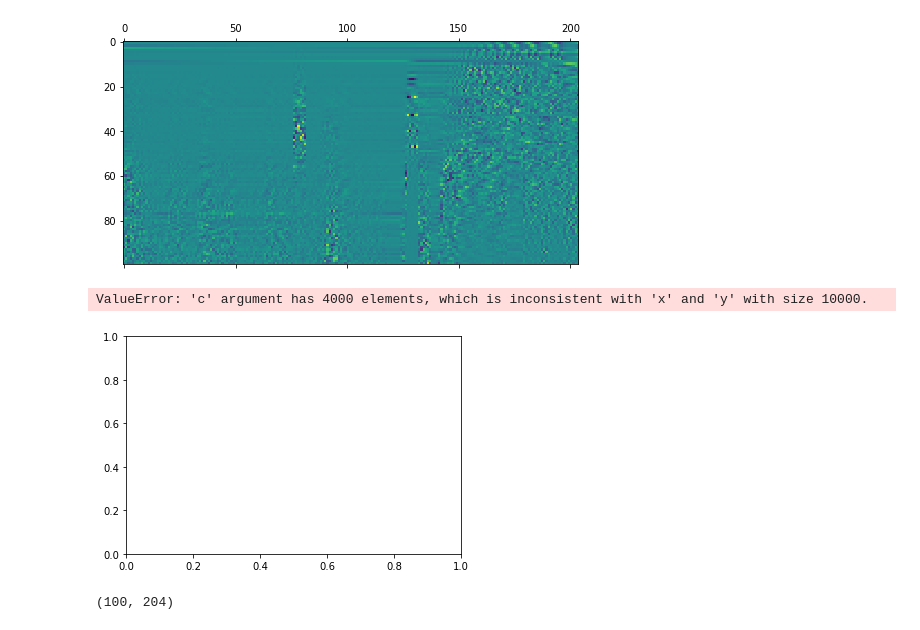
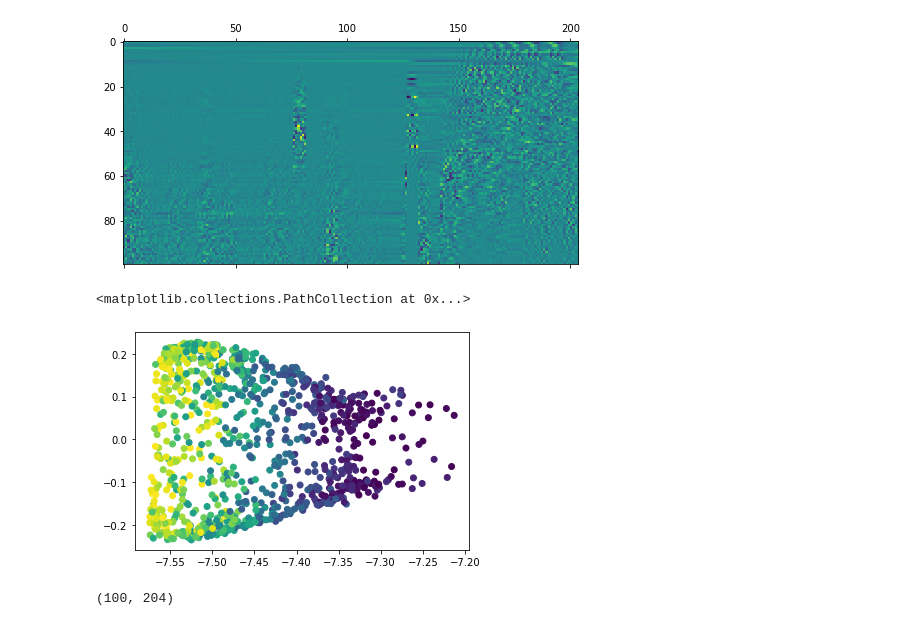
Before and after one commit to ViskaWei/LV, a Jupyter notebook: nb/RML_PCA.ipynb, the cells around one changed output. Saved outputs shown, nothing was run; the diff lists cells and outputs as text; code cells hidden in the pictures.

```diff
--- a/nb/RML_PCA.ipynb
+++ b/nb/RML_PCA.ipynb
@@ -28,0 +26,7 @@ p = BasePCA("RedM", top=100)
+# %%
+p = BasePCA()
+# %%
+W="RML"
+R="B"
+N=1000
+v = p.run_R(W,R, N=N, top=100, transform=1, save=0)
@@ -28,0 +36,2 @@ p = BasePCA("RedM", top=100)
+# %%
+p.run(W, N=10000, top=100, transform=0, save=1)
@@ -92,11 +121,12 @@ plt.matshow(v, aspect="auto")
 [figure]
 # %%
 data = p.npcFlux[R]
+para = p.nPara[R]
 # %%
-plt.scatter(data[:,3], data[:,1], c=para[:,1])
+plt.scatter(data[:,0], data[:,1], c=para[:,1])
 # %% [output]
-ValueError: 'c' argument has 4000 elements, which is inconsistent with 'x' and 'y' with size 10000.
+<matplotlib.collections.PathCollection at 0x...>
-[figure, old version]
+[figure, new version]
 # %%
 v.shape
 # %% [output]
```
Also changed, not shown: parts of 8 cells of this notebook, 12 other files.
